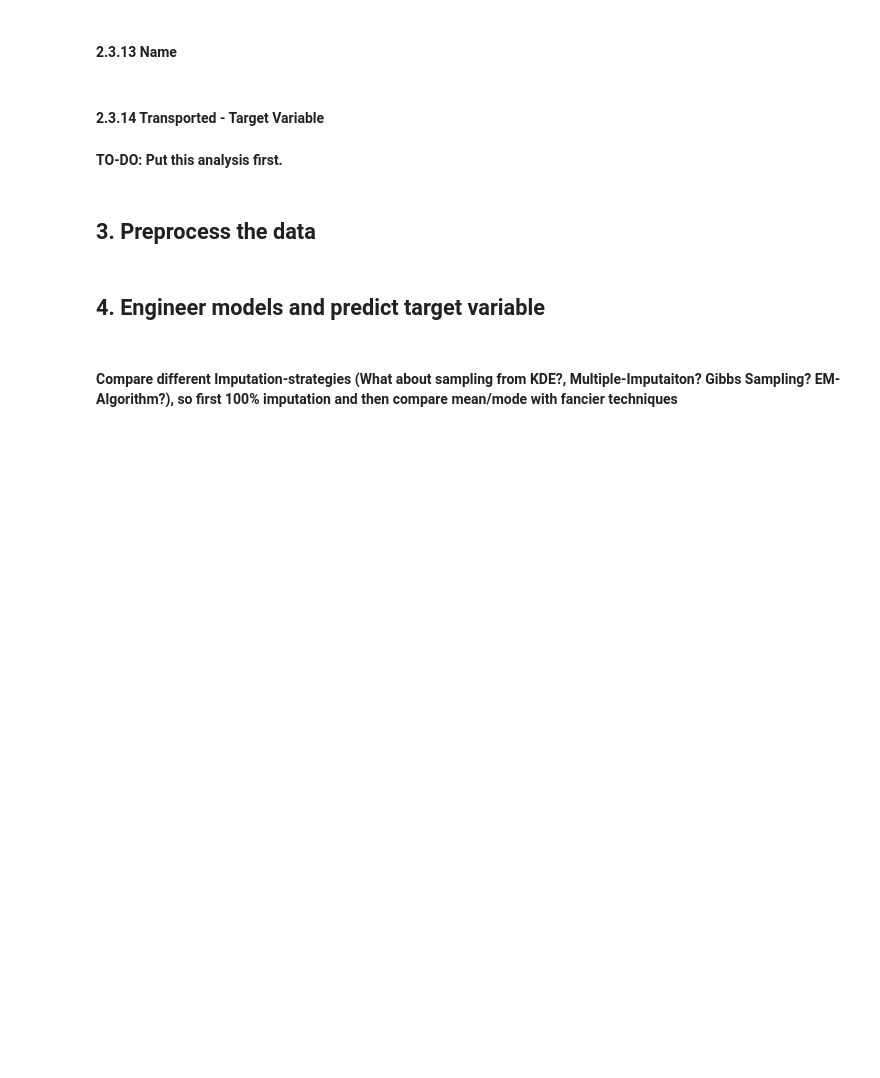
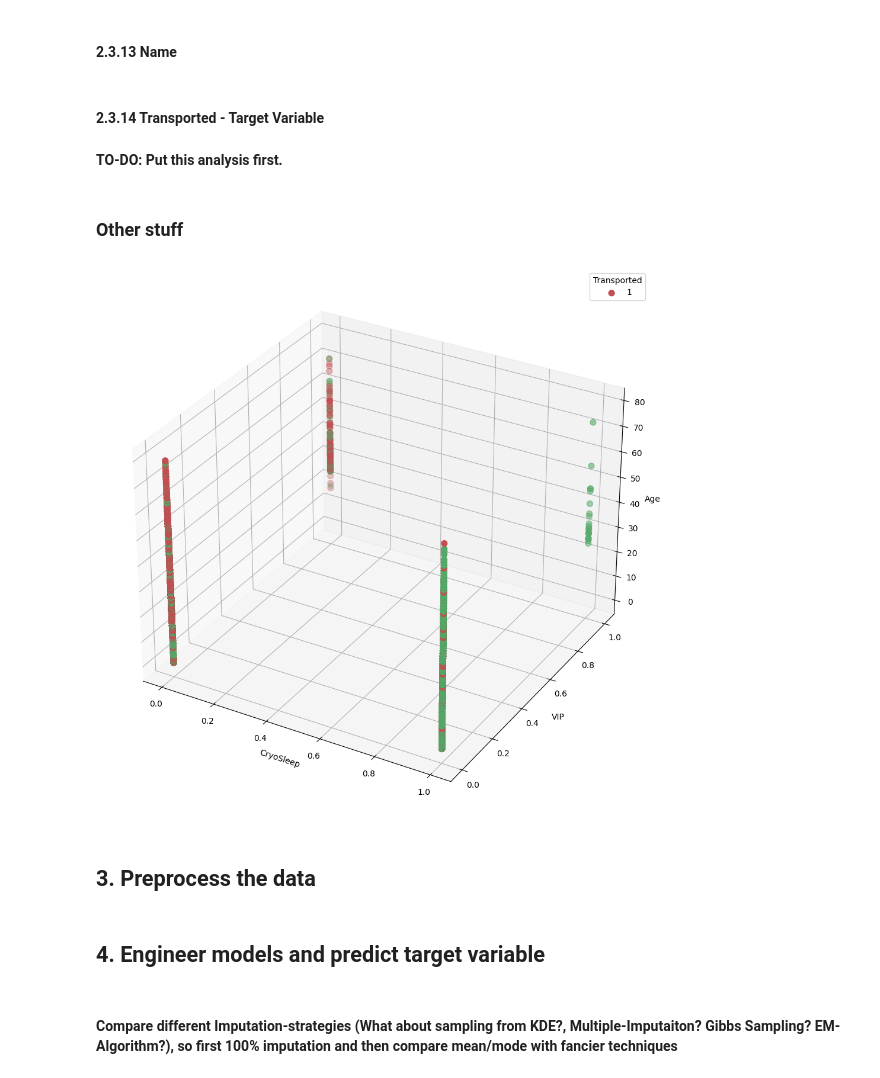
Before and after one commit to PatrickSVM/Spaceship-Titanic-Kaggle-Challenge, a Jupyter notebook: Spaceship_Titanic.ipynb, the cells around one changed output. Saved outputs shown, nothing was run; the diff lists cells and outputs as text; code cells hidden in the pictures; blank space fills up the shorter version.

```diff
--- a/Spaceship_Titanic.ipynb
+++ b/Spaceship_Titanic.ipynb
@@ -566,6 +596,29 @@ nan_expenses[nan_expenses.CryoSleep.isna()]
 #### 2.3.14 Transported - Target Variable
 # %% [markdown]
 **TO-DO: Put this analysis first.**
+# %% [markdown]
+### Other stuff
+# %%
+import seaborn as sns
+
+# sns.set(style = "darkgrid")
+try_it = train
+# plt.style.use('default')
+# plt.rcParams['figure.figsize'] = [6.4, 4.8]
+fig = plt.figure(figsize=(16, 12))
+ax = fig.add_subplot(111, projection='3d')
+
+sc = ax.scatter(try_it.CryoSleep, try_it.VIP, try_it.Age, c=try_it.Transported.map({True:"g", False:"r"}), s=50)
+ax.set_xlabel("CryoSleep")
+ax.set_ylabel("VIP")
+ax.set_zlabel("Age")
+ax.legend(labels=[1,2,3], title="Transported")
+plt.show()
+# Reset default matplotlib settings:
+# plt.style.use('default')
+# plt.rcParams['figure.figsize'] = [6.4, 4.8]
+# %% [output]
+[figure, added]
 # %% [markdown]
 ## 3. Preprocess the data
 # %% [markdown]
```
Also changed, not shown: parts of 19 cells of this notebook.
